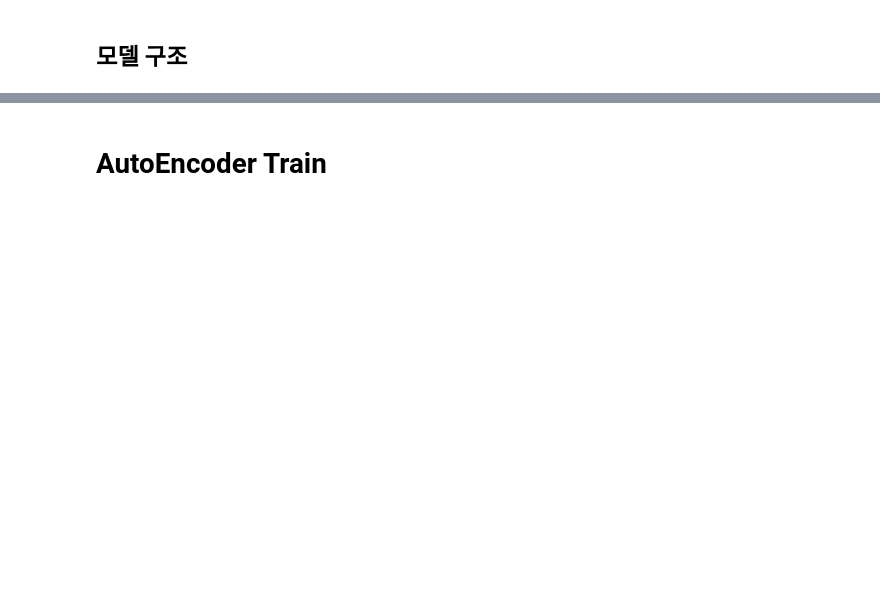
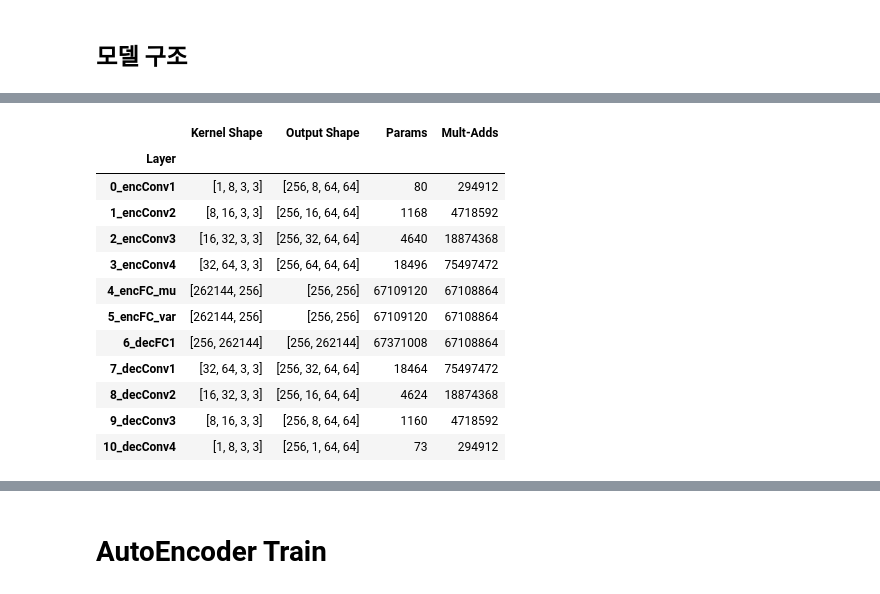
Before and after one commit to Jaewoopudding/2021-2_TNT_Industrial_AI, a Jupyter notebook: TASK2/week2/TASK2-2_JS.ipynb, the cells around one changed output, grey strips where cells are left out. Drawn from its saved outputs; the diff is of its cells as text; code cells hidden in the pictures; blank space fills up the shorter version.

```diff
--- a/TASK2/week2/TASK2-2_JS.ipynb
+++ b/TASK2/week2/TASK2-2_JS.ipynb
@@ -305,0 +273,18 @@ Faulty case list : [0 1 2 3 4 5 6 7 8]
+# %%
+size = 64
+def resize(arr):
+    img = Image.fromarray(arr)
+    img = img.resize((size, size), Image.BICUBIC)
+    return np.asarray(img)
+# 킹재우
+def vis(x, y, label):
+    fig = plt.figure(figsize=(8, 24))
+    ax1 = fig.add_subplot(1, 2, 1)
+    ax2 = fig.add_subplot(1, 2, 2)
+    ax1.matshow(x)
+    ax1.axis("off")
+    ax1.set_title("Original of " + str(label))
+    ax2.matshow(y)
+    ax2.axis("off")
+    ax2.set_title("Cubic of " + str(label))
+    plt.show()
@@ -456,0 +430,66 @@ Mult-Adds             757.334257M
+# %%
+class ConvVAE(nn.Module):
+    def __init__(self, alpha=1, Input_channels=1, imgsize=64*64, zDim=256):
+        super().__init__()
+        self.alpha=1
+        self.imgsize = 64*64
+
+        # Initializing the 2 convolutional layers and 2 full-connected layers for the encoder
+        self.encConv1 = nn.Conv2d(Input_channels, 8, 3, padding=1)
+        self.encConv2 = nn.Conv2d(8, 16, 3, padding=1)
+        self.encConv3 = nn.Conv2d(16, 32, 3, padding=1)
+        self.encConv4 = nn.Conv2d(32, 64, 3, padding=1)
+        self.encFC_mu = nn.Linear(64*imgsize, zDim)
+        self.encFC_var = nn.Linear(64*imgsize, zDim)
+
+        # Initializing the fully-connected layer and 2 convolutional layers for decoder
+        self.decFC1 = nn.Linear(zDim, 64*imgsize)
+        self.decConv1 = nn.ConvTranspose2d(64, 32, 3, padding=1)
+        self.decConv2 = nn.ConvTranspose2d(32, 16, 3, padding=1)
+        self.decConv3 = nn.ConvTranspose2d(16, 8, 3, padding=1)
+        self.decConv4 = nn.ConvTranspose2d(8, 1, 3, padding=1)
+
+    def encoder(self, x):
+        imgsize = self.imgsize
+        # Input is fed into 2 convolutional layers sequentially
+        # The output feature map are fed into 2 fully-connected layers to predict mean (mu) and variance (logVar)
+        # Mu and logVar are used for generating middle representation z and KL divergence loss
+        x = F.relu(self.encConv1(x))
+        x = F.relu(self.encConv2(x))
+        x = F.relu(self.encConv3(x))
+        x = F.relu(self.encConv4(x))
+        x = x.view(-1, 64*imgsize) # FLATTEN
+        mu = self.encFC_mu(x)
+        logVar = self.encFC_var(x)
+        return mu, logVar
+
+    def reparameterize(self, mu, log_var):
+        #Reparameterization takes in the input mu and logVar and sample the mu + std * eps
+        std = torch.exp(0.5*log_var)
+        eps = torch.randn_like(std)
+        z = mu + std * eps
+        return z
+
+    def decoder(self, z):
+
+        # z is fed back into a fully-connected layers and then into two transpose convolutional layers
+        # The generated output is the same size of the original input
+        x = F.relu(self.decFC1(z))
+        x = x.view(-1, 64, 64, 64) # FLATTEN
+        x = F.relu(self.decConv1(x))
+        x = F.relu(self.decConv2(x))
+        x = F.relu(self.decConv3(x))
+        x = torch.sigmoid(self.decConv4(x))
+        return x
+
+    def forward(self, x):
+        # The entire pipeline of the VAE: encoder -> reparameterization -> decoder
+        # output, mu, and logVar are returned for loss computation
+        mu, logVar = self.encoder(x)
+        z = self.reparameterize(mu, logVar)
+        out = self.decoder(z)
+        return out, mu, logVar
+
+cvae = ConvVAE()
+summary(cvae, torch.zeros(BATCH_SIZE, 1, size, size))
+# %% [output]
@@ -456,0 +513,13 @@ Mult-Adds             757.334257M
+|  | Kernel Shape | Output Shape | Params | Mult-Adds |
+| Layer |  |  |  |  |
+| 0_encConv1 | [1, 8, 3, 3] | [256, 8, 64, 64] | 80 | 294912 |
+| 1_encConv2 | [8, 16, 3, 3] | [256, 16, 64, 64] | 1168 | 4718592 |
+| 2_encConv3 | [16, 32, 3, 3] | [256, 32, 64, 64] | 4640 | 18874368 |
+| 3_encConv4 | [32, 64, 3, 3] | [256, 64, 64, 64] | 18496 | 75497472 |
+| 4_encFC_mu | [262144, 256] | [256, 256] | 67109120 | 67108864 |
+| 5_encFC_var | [262144, 256] | [256, 256] | 67109120 | 67108864 |
+| 6_decFC1 | [256, 262144] | [256, 262144] | 67371008 | 67108864 |
+| 7_decConv1 | [32, 64, 3, 3] | [256, 32, 64, 64] | 18464 | 75497472 |
+| 8_decConv2 | [16, 32, 3, 3] | [256, 16, 64, 64] | 4624 | 18874368 |
+| 9_decConv3 | [8, 16, 3, 3] | [256, 8, 64, 64] | 1160 | 4718592 |
+| 10_decConv4 | [1, 8, 3, 3] | [256, 1, 64, 64] | 73 | 294912 |
```
Also changed, not shown: parts of 78 cells of this notebook, 1 other file.
